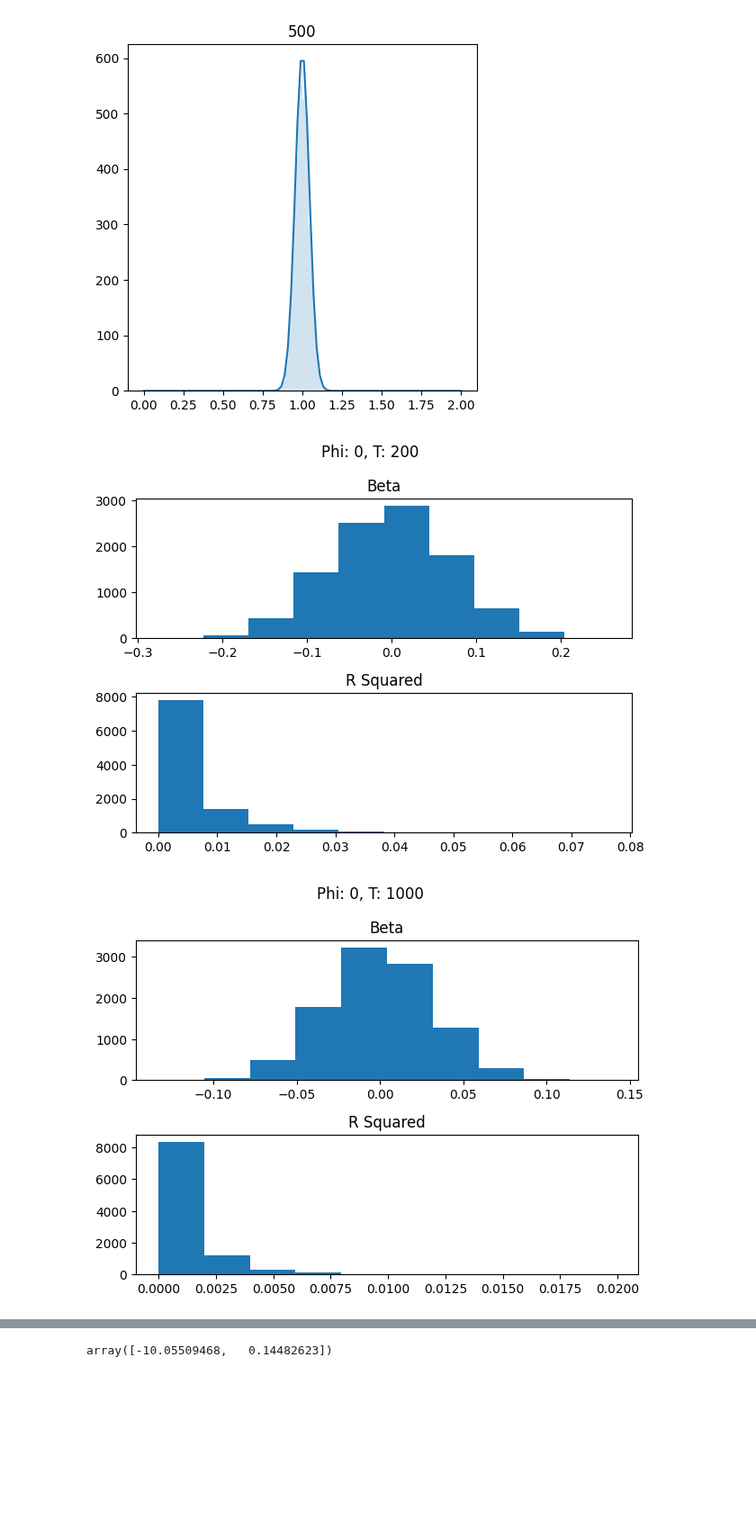
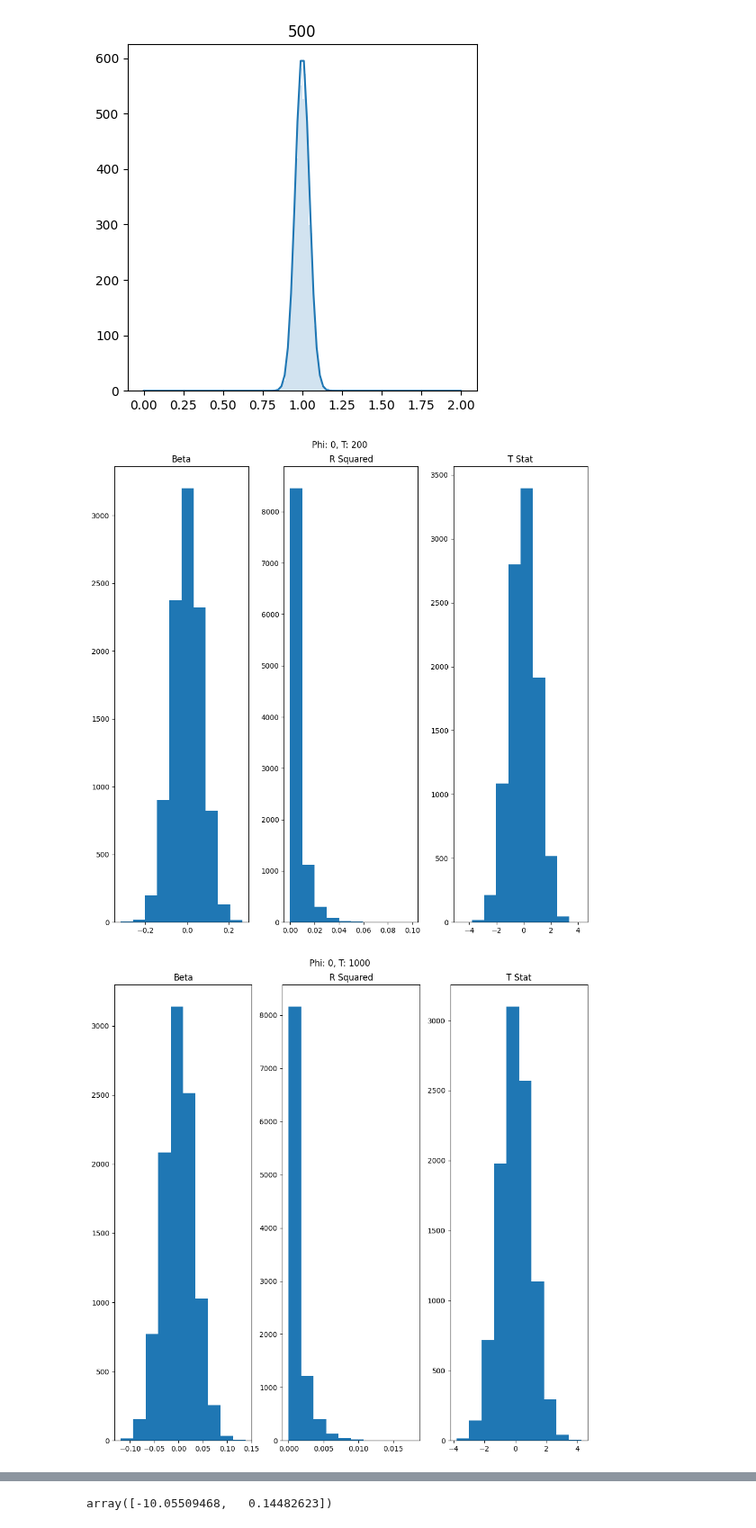
Before and after one commit to lmaksymenko/BerkeleyCourses, a Jupyter notebook: MFE230E/HW2.ipynb, the cells around one changed output, grey strips where cells are left out. Shown at 90% size. Drawn from its saved outputs; the diff is of its cells as text; code cells hidden in the pictures; blank space fills up the shorter version.

```diff
--- a/MFE230E/HW2.ipynb
+++ b/MFE230E/HW2.ipynb
@@ -75,33 +73,46 @@ def t_test(beta, errors, x, percent):
 for phi in [0, 0.9, 1]:
     for t in [200, 1000]:
         betas = []
         rs = []
         ts = []
         for _ in range(10_000):
             data_x = ArmaProcess.from_coeffs(phi, 0).generate_sample(nsample=t)
             data_y = ArmaProcess.from_coeffs(phi, 0).generate_sample(nsample=t)
 
             X = np.array([np.ones(len(data_x)), data_x]).T
             y = data_y
 
             beta = np.linalg.inv(X.T @ X) @ (X.T @ y)
             e = y - (X @ beta )
             r_2 = 1 - (np.var(e) / np.var(y))
 
             betas.append(beta[1])
             rs.append(r_2)
 
+            sigma2 = np.sum(e**2) / (t - 1)
+            var_beta_homoskedastic = sigma2 * np.linalg.inv(X.T @ X)
 
-        fig, ax = plt.subplots(2)
+            t_stat = beta[1] / np.sqrt(var_beta_homoskedastic[1,1])
+
+            ts.append(t_stat)
+
+        fig, ax = plt.subplots(1, 3, figsize=(10,10))
 
         fig.suptitle(f'Phi: {phi}, T: {t}')
         ax[0].hist(betas)
         ax[0].set_title('Beta')
 
         ax[1].hist(rs)
         ax[1].set_title('R Squared')
+        ax[2].hist(ts)
+        ax[2].set_title('T Stat')
         fig.tight_layout()
         fig.show()
+
+    for alpha in [0.01,0.05,0.1]:
+        crit = t.ppf(1-alpha/2, 1)
+
+        print( t_stat < crit
 # %% [output]
-[figure, old version]
+[figure, new version]
-[figure, old version]
+[figure, new version]
```
Also changed, not shown: parts of 5 cells of this notebook, 2 other files.
